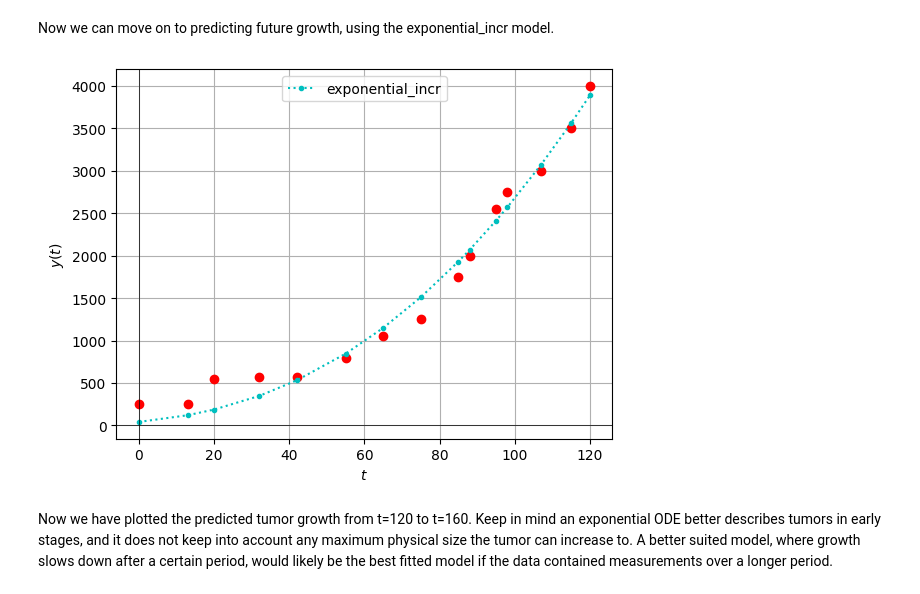
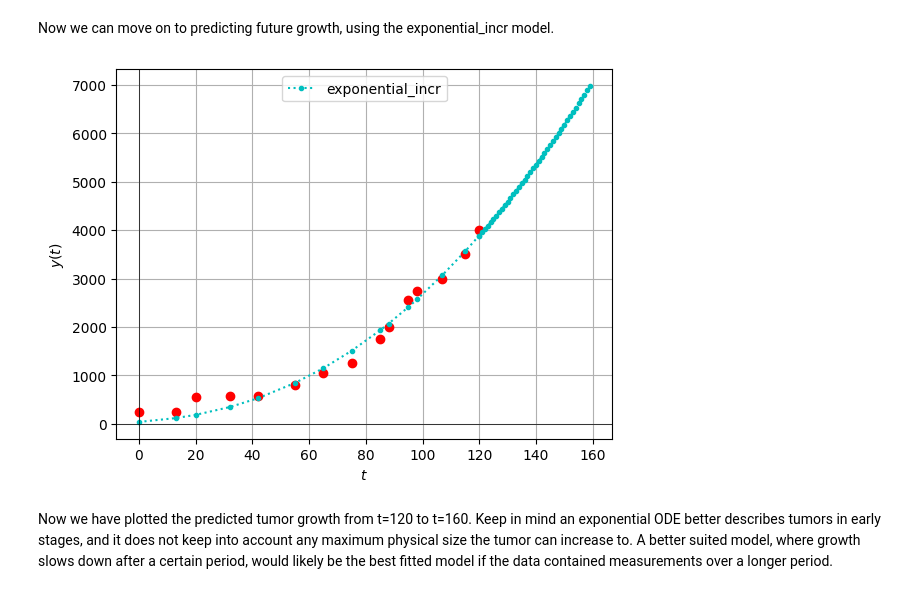
Before and after one commit to YamilaTimmer/dynamic-modelling-of-cancer, a Jupyter notebook: SimulatingCancerGrowth.ipynb, the cells around one changed output. Cells and saved outputs as stored; diff of their text form; code cells hidden in the pictures.

Commit message:
Fixed bug for predicting further tumor growth

```diff
--- a/SimulatingCancerGrowth.ipynb
+++ b/SimulatingCancerGrowth.ipynb
@@ -209,29 +191,28 @@ Now we can move on to predicting future growth, using the exponential_incr model
 # %%
 solver = "runge-kutta"
 
 model_type = sorted_mse_rk4[i][0]
-params = all_params["runge-kutta"][model_type]
+params = all_params[solver][model_type]
 
-ts_extended = list(range(0, 161))  # t= 0-160
+# t= 0-160, predicting 40 days in the future
+ts_extended = ts_data + list(range(ts_data[-1], 160))
 
-params_fitted = all_params["runge-kutta"][model_type]
-ts_predict, ys_predict = model.compute_curve(solver="runge-kutta", **params_fitted)
-
+params_fitted = all_params[solver][model_type]
 model = cgm(model=model_type, ys_data=ys_data,ts_data=ts_extended)
-ts_numer, ys_numer = model.compute_curve(solver = solver, **params)
+ts_predict, ys_predict = model.compute_curve(solver=solver, **params_fitted)
 
 # plot data
 plt.plot(ts_data, ys_data, 'ro')
 plt.plot(ts_predict, ys_predict, '.:c', label=sorted_mse_rk4[0][0])
 
 plt.axhline(0.0, lw=0.5, color='k')
 plt.axvline(0.0, lw=0.5, color='k')
 plt.grid(True)
 plt.legend()
 plt.xlabel('$t$')
 plt.ylabel('$y(t)$')
 plt.show()
 # %% [output]
-[figure, old version]
+[figure, new version]
 # %% [markdown]
 Now we have plotted the predicted tumor growth from t=120 to t=160. Keep in mind an exponential ODE better describes tumors in early stages, and it does not keep into account any maximum physical size the tumor can increase to. A better suited model, where growth slows down after a certain period, would likely be the best fitted model if the data contained measurements over a longer period.
```
Also changed, not shown: parts of 1 cell of this notebook, 1 other file.
